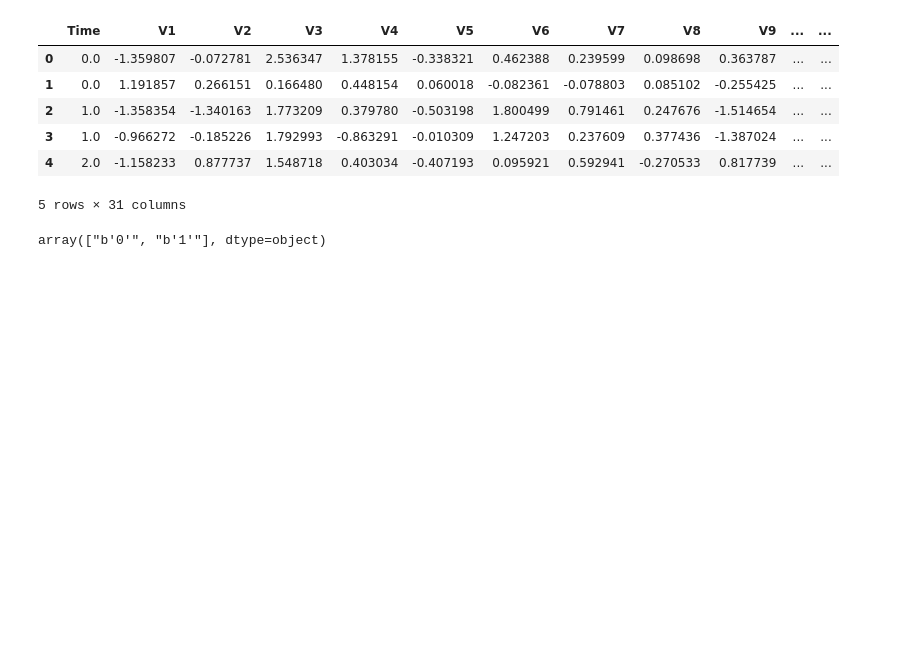
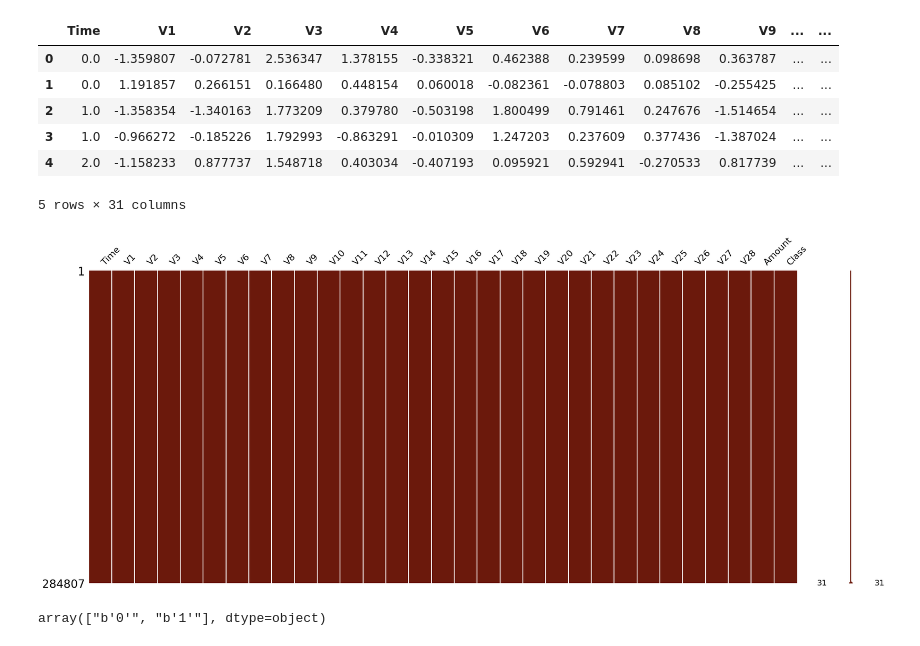
Before and after one commit to Oshgig/FRAUD-DETECTION, a Jupyter notebook: Project_code.ipynb, the cells around one changed output. Cells and saved outputs as stored; diff of their text form; code cells hidden in the pictures; blank space fills up the shorter version.

```diff
--- a/Project_code.ipynb
+++ b/Project_code.ipynb
@@ -79,6 +83,13 @@ df.head()
 | 3 | 1.0 | -0.966272 | -0.185226 | 1.792993 | -0.863291 | -0.010309 | 1.247203 | 0.237609 | 0.377436 | -1.387024 | ... | ... |
 | 4 | 2.0 | -1.158233 | 0.877737 | 1.548718 | 0.403034 | -0.407193 | 0.095921 | 0.592941 | -0.270533 | 0.817739 | ... | ... |
 5 rows × 31 columns
+# %%
+# Visualize the missing values using msno.matrix
+msno.matrix(df,color=(0.42, 0.1, 0.05))
+
+plt.show()
+# %% [output]
+[figure, added]
 # %%
 #show the unique value of the class column
 df['Class'].unique()
```
Also changed, not shown: parts of 4 cells of this notebook.
